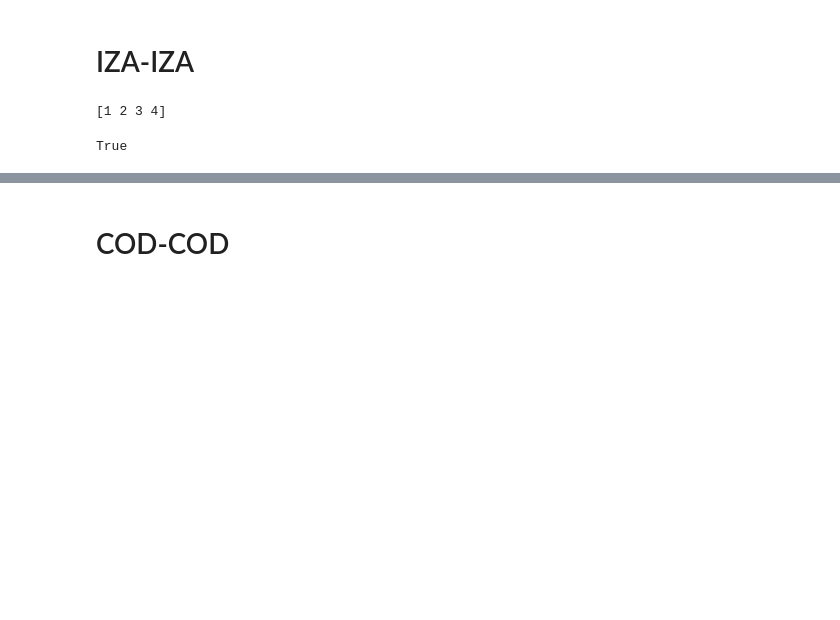
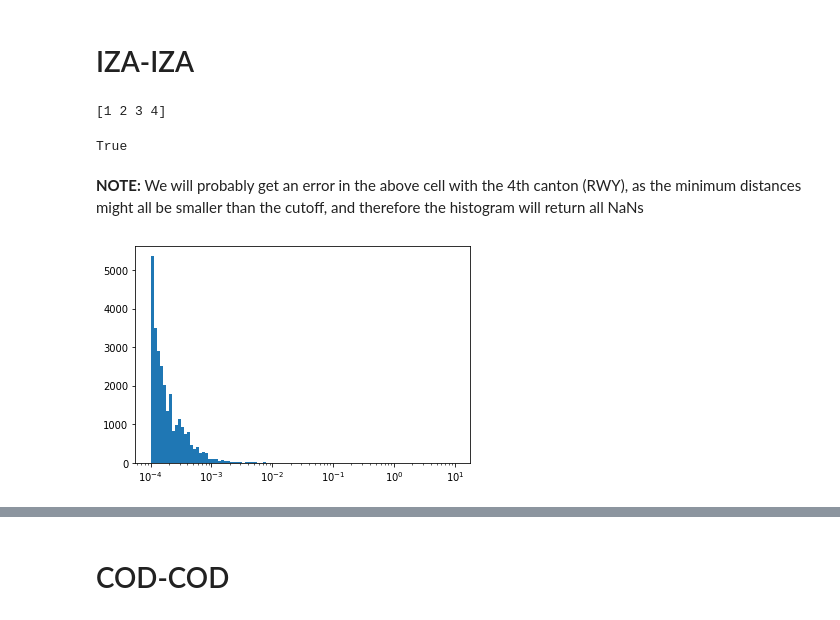
Before and after one commit to bhelfrecht/zeolites_iza-deem, a Jupyter notebook: Scripts/distance_histograms.ipynb, the cells around one changed output, grey strips where cells are left out. Drawn from its saved outputs; the diff is of its cells as text; code cells hidden in the pictures; blank space fills up the shorter version.

Commit message:
Update notebook for creating distance histograms

```diff
--- a/Scripts/distance_histograms.ipynb
+++ b/Scripts/distance_histograms.ipynb
@@ -41,5 +45,11 @@ dx = np.diff(bin_edges)
 # %%
 # Output file header for histograms
 header = 'bin_edges bin_widths probability_density'
+# %%
+# Load SOAP cutoffs
+with open('../Processed_Data/soap_hyperparameters.json', 'r') as f:
+    soap_hyperparameters = json.load(f)
+
+cutoffs = soap_hyperparameters['interaction_cutoff']
 # %% [markdown]
 # DEEM-DEEM
@@ -114,10 +121,10 @@ for cutoff in cutoffs:
     H_min, _ = np.histogram(DAB_min, bins=bin_edges, density=True)
 
     # Save
-    np.savetxt(f'{work_dir}/DEEM-DEEM_histogram.dat',
+    np.savetxt(f'{work_dir}/DEEM_10k-DEEM_10k_histogram.dat',
                np.column_stack((bin_edges[0:-1], dx, H)),
                header=header)
-    np.savetxt(f'{work_dir}/DEEM-DEEM_min_histogram.dat',
+    np.savetxt(f'{work_dir}/DEEM_10k-DEEM_10k_min_histogram.dat',
                np.column_stack((bin_edges[0:-1], dx, H_min)),
                header=header)
 # %%
@@ -150,0 +310,8 @@ True
+# %% [markdown]
+**NOTE:** We will probably get an error in the above cell with the 4th canton (RWY), as the minimum distances might all be smaller than the cutoff, and therefore the histogram will return all NaNs
+# %%
+plt.bar(bin_edges[0:-1], H_min, width=dx, align='edge')
+plt.xscale('log')
+plt.show()
+# %% [output]
+[figure, added]
```
Also changed, not shown: parts of 18 cells of this notebook.
